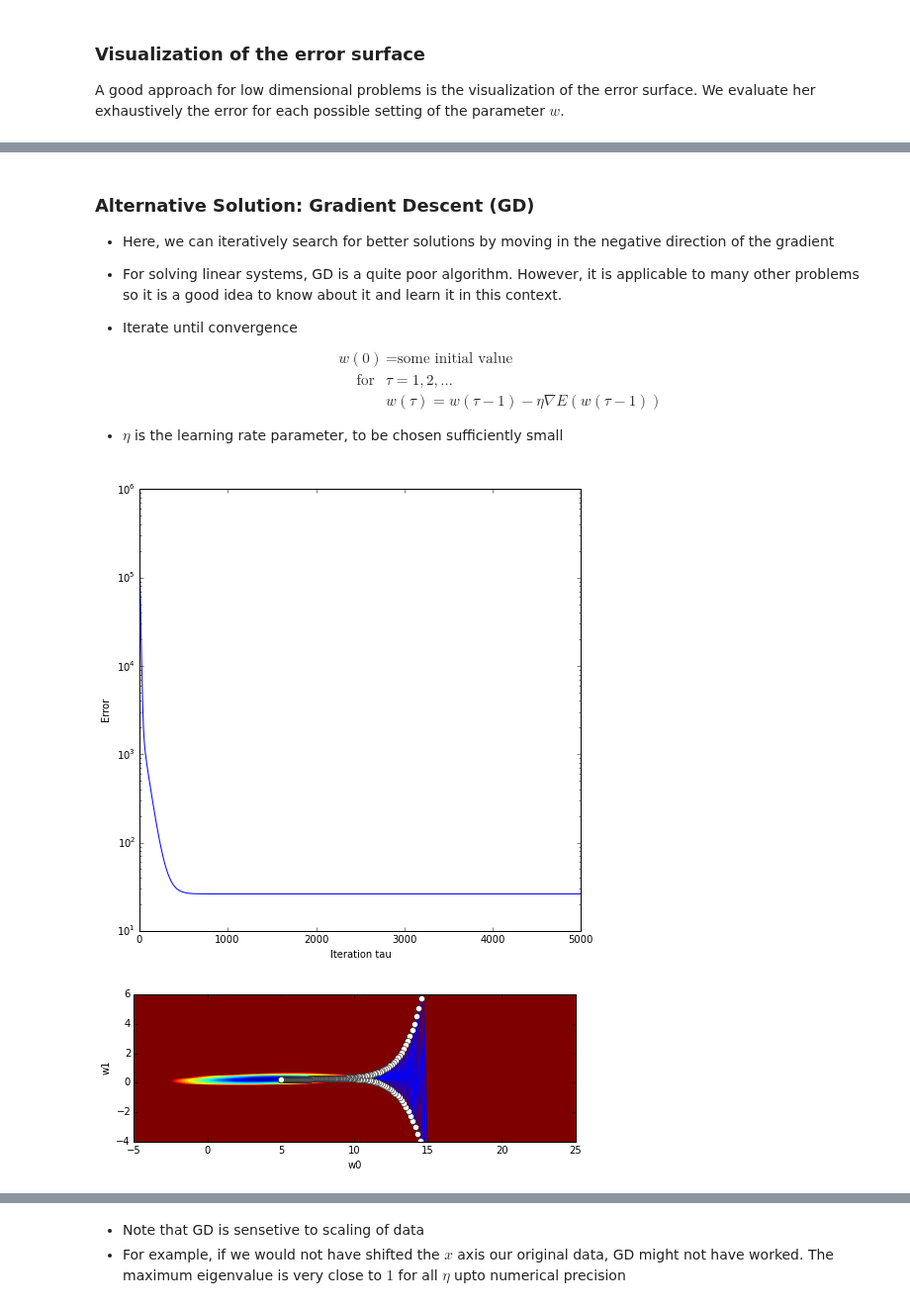
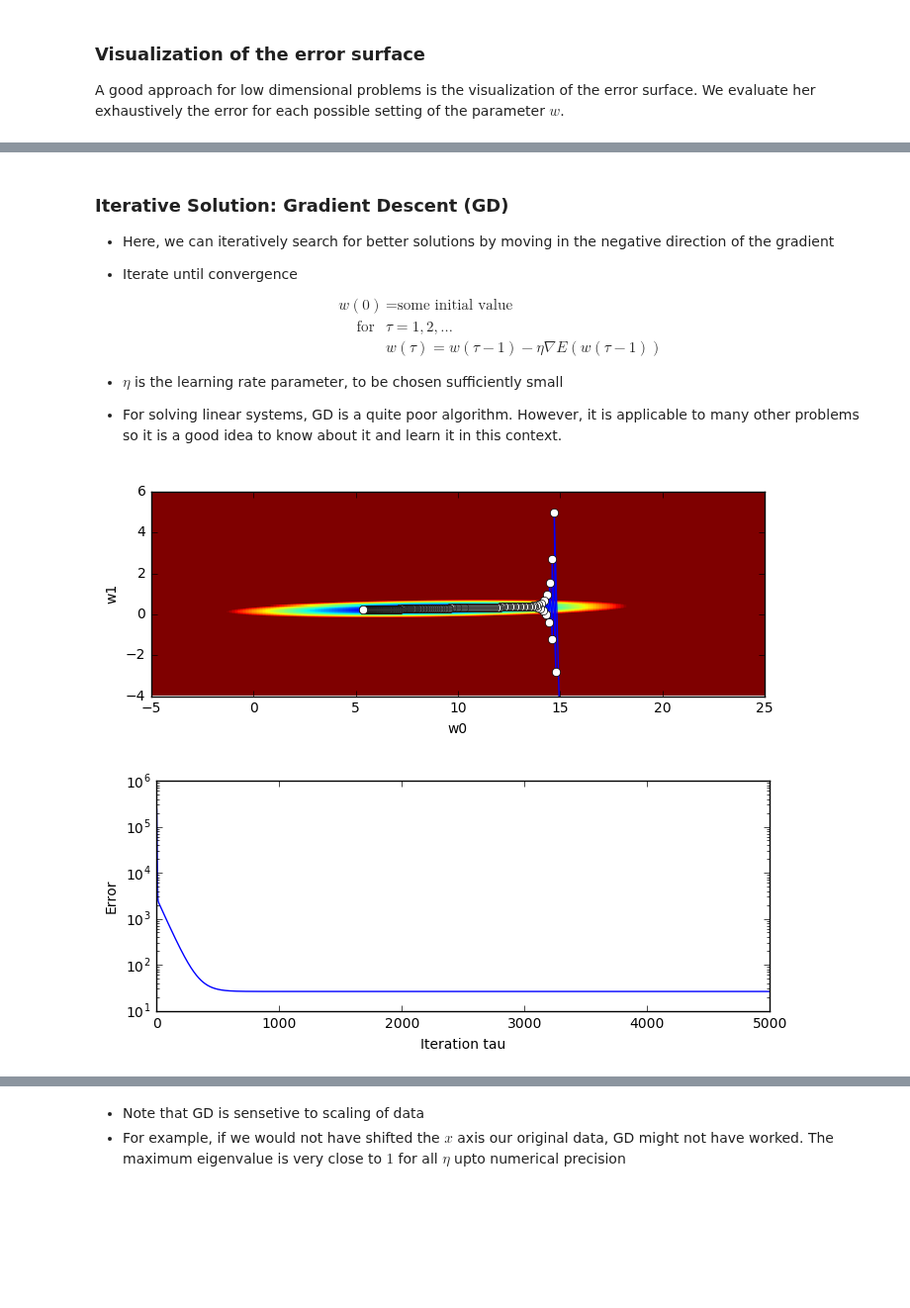
Before and after one commit to atcemgil/notes, a Jupyter notebook: Regression.ipynb, the cells around one changed output, grey strips where cells are left out. Shown at 99% size. Drawn from its saved outputs; the diff is of its cells as text; code cells hidden in the pictures; blank space fills up the shorter version.

```diff
--- a/Regression.ipynb
+++ b/Regression.ipynb
@@ -137,7 +161,7 @@ N = len(x)
 A = np.hstack((np.ones((N,1)), x))
 
 left = -5
-right = 25
+right = 15
 bottom = -4
 top = 6
 step = 0.05
@@ -156,6 +180,7 @@ plt.imshow(ErrSurf, interpolation='nearest',
            extent=(left,right,bottom,top))
 plt.xlabel('w0')
 plt.ylabel('w1')
-plt.colorbar()
+plt.title('Error Surface')
+plt.colorbar(orientation='horizontal')
 plt.show()
 # %% [output]
@@ -273,9 +332,7 @@ Error: [[ 26.15676891]]
 # %% [markdown]
-### Alternative Solution: Gradient Descent (GD)
+### Iterative Solution: Gradient Descent (GD)
 
 * Here, we can iteratively search for better solutions by moving in the negative direction of the gradient
-
-* For solving linear systems, GD is a quite poor algorithm. However, it is applicable to many other problems so it is a good idea to know about it and learn it in this context.
 
 * Iterate until convergence
 \begin{align}
@@ -285,6 +342,8 @@ w(0) & = \text{some initial value} \\
 \end{align}
 
 * $\eta$ is the learning rate parameter, to be chosen sufficiently small
+
+* For solving linear systems, GD is a quite poor algorithm. However, it is applicable to many other problems so it is a good idea to know about it and learn it in this context.
 # %%
 # An implementation of Gradient Descent for solving linear a system
 
@@ -293,7 +352,7 @@ right = 25
 bottom = -4
 top = 6
 
-# Setup the vandermonde matrix
+# Setup the Design matrix
 N = len(x)
 A = np.hstack((np.ones((N,1)), x))
 
@@ -304,46 +363,45 @@ w = np.matrix('[15; -6]')
 EPOCH = 5000
 
 # Learning rate: The following is the largest possible fixed rate for this problem
-eta = 0.0001696
+#eta = 0.0001696
+eta = 0.0001496
 
 Error = np.zeros((EPOCH))
 W = np.zeros((2,EPOCH))
 
 for tau in range(EPOCH):
     # Calculate the error
     e = y - A*w
 
     # Store the intermediate results
     W[0,tau] = w[0]
     W[1,tau] = w[1]
     Error[tau] = (e.T*e)/2
 
     # Compute the gradient descent step
     g = -A.T*e
     w = w - eta*g
-
     #print(w.T)
 
 w_star = w
-plt.figure(figsize=(8,8))
-plt.semilogy(Error)
-plt.xlabel('Iteration tau')
-plt.ylabel('Error')
-plt.show()
-
-
 plt.figure(figsize=(8,8))
 plt.imshow(ErrSurf, interpolation='nearest',
            vmin=0, vmax=1000,origin='lower',
            extent=(left,right,bottom,top))
 plt.xlabel('w0')
 plt.ylabel('w1')
 
 ln = plt.Line2D(W[0,:300:1], W[1,:300:1], marker='o',markerfacecolor='w')
 
 plt.gca().add_line(ln)
 plt.show()
+
+plt.figure(figsize=(8,3))
+plt.semilogy(Error)
+plt.xlabel('Iteration tau')
+plt.ylabel('Error')
+plt.show()
 # %% [output]
-[figure, old version]
+[figure, new version]
-[figure, old version]
+[figure, new version]
 # %% [markdown]
```
Also changed, not shown: parts of 35 cells of this notebook, 5 other files.
